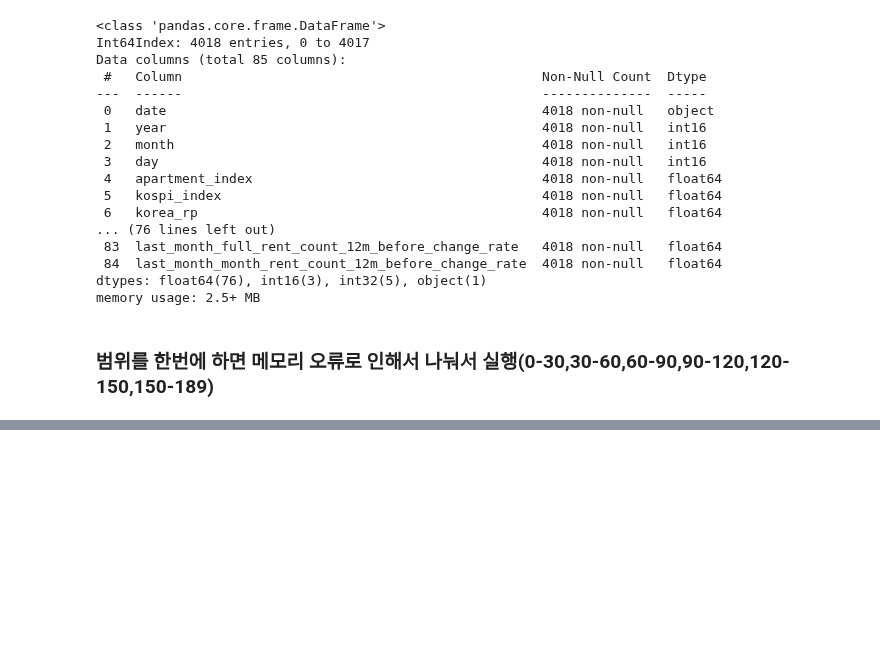
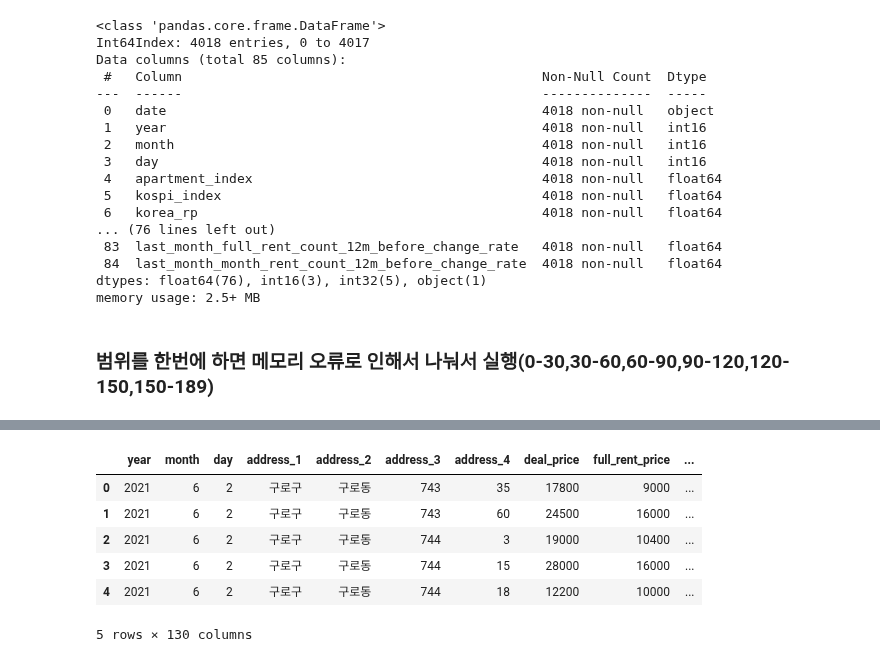
Before and after one commit to Ryong1998/house_price, a Jupyter notebook: handling_final_data4.ipynb, the cells around one changed output, grey strips where cells are left out. Cells and saved outputs as stored; diff of their text form; code cells hidden in the pictures; blank space fills up the shorter version.

```diff
--- a/handling_final_data4.ipynb
+++ b/handling_final_data4.ipynb
@@ -923,0 +1046,11 @@ real_final_df['deal_to_year_rent_rate'] = real_final_df['deal_to_year_rent_rate'
+# %%
+test3 = pd.read_pickle('/content/drive/MyDrive/house_price/real_final_df3.pkl')
+test3.head()
+# %% [output]
+|  | year | month | day | address_1 | address_2 | address_3 | address_4 | deal_price | full_rent_price | ... |
+| 0 | 2021 | 6 | 2 | 구로구 | 구로동 | 743 | 35 | 17800 | 9000 | ... |
+| 1 | 2021 | 6 | 2 | 구로구 | 구로동 | 743 | 60 | 24500 | 16000 | ... |
+| 2 | 2021 | 6 | 2 | 구로구 | 구로동 | 744 | 3 | 19000 | 10400 | ... |
+| 3 | 2021 | 6 | 2 | 구로구 | 구로동 | 744 | 15 | 28000 | 16000 | ... |
+| 4 | 2021 | 6 | 2 | 구로구 | 구로동 | 744 | 18 | 12200 | 10000 | ... |
+5 rows × 130 columns
```
Also changed, not shown: parts of 78 cells of this notebook.
